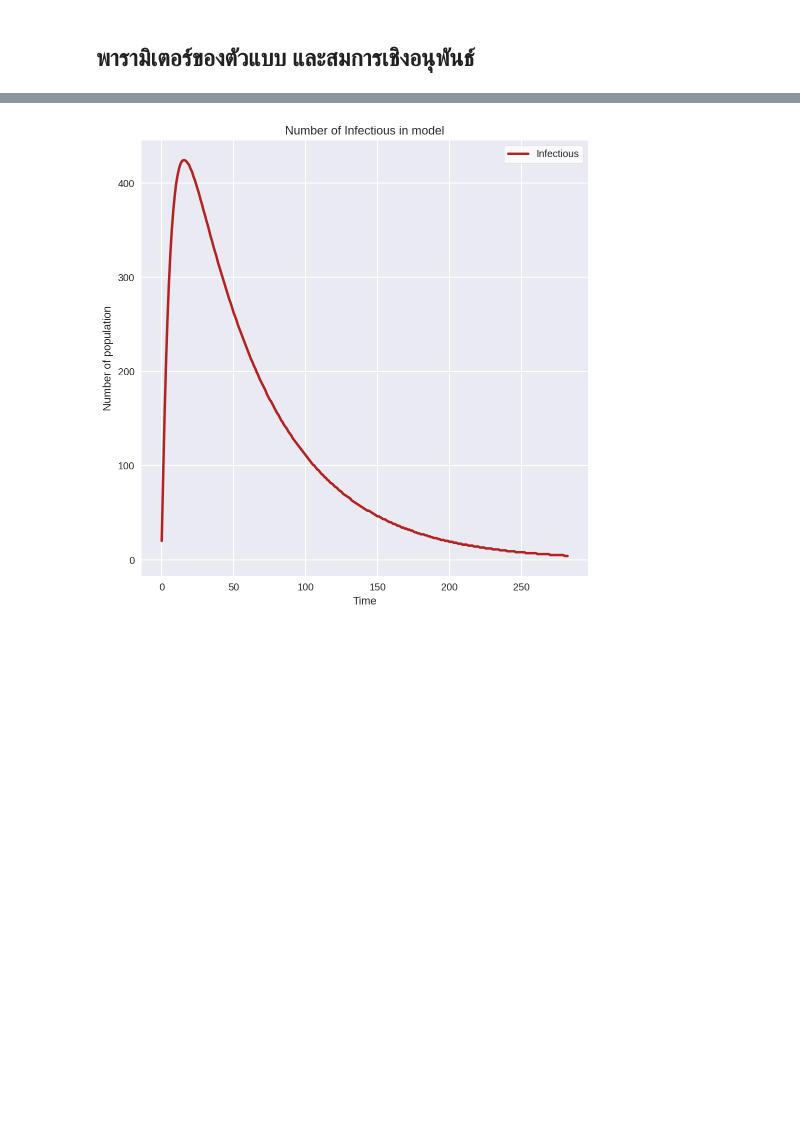
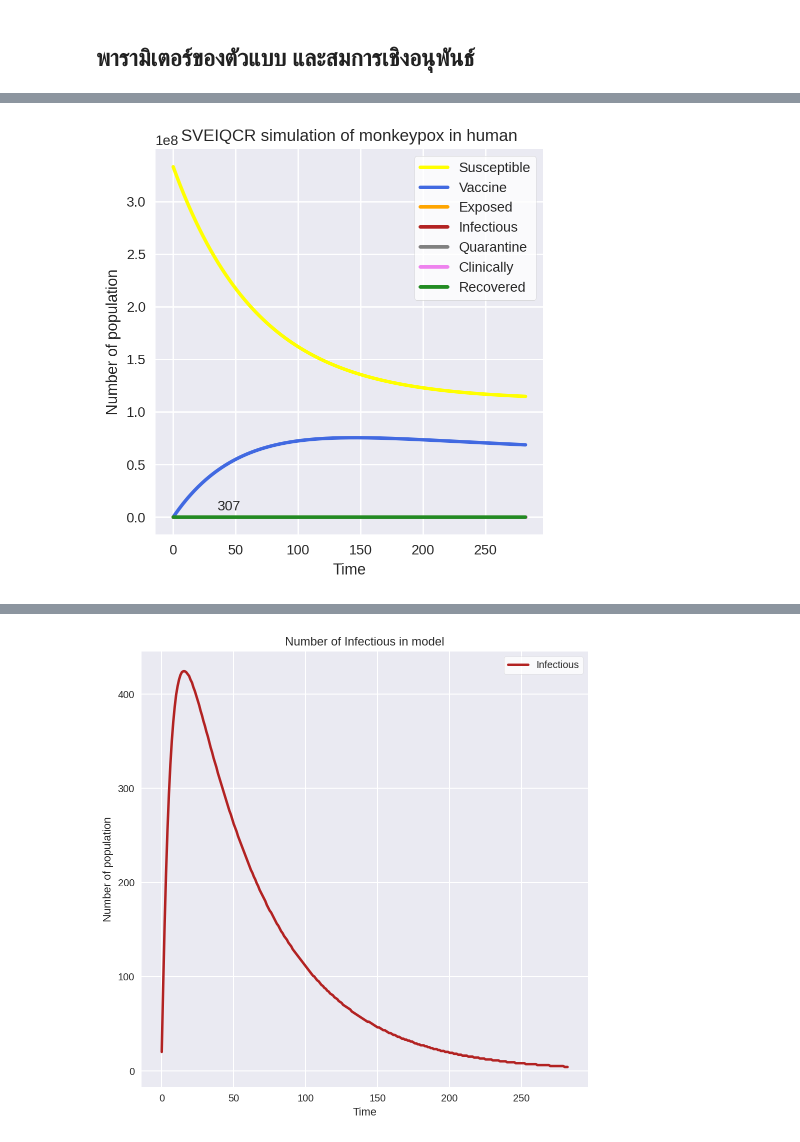
Before and after one commit to Khemapsorn/data_viz_2022, a Jupyter notebook: SVEIQCR.ipynb, the cells around one changed output, grey strips where cells are left out. Cells and saved outputs as stored; diff of their text form; code cells hidden in the pictures; blank space fills up the shorter version.

```diff
--- a/SVEIQCR.ipynb
+++ b/SVEIQCR.ipynb
@@ -106 +131,22 @@ simulationResult
 283 rows × 7 columns
+# %%
+# plot the simulation
+plt.figure (figsize = (5, 5)) #กำหนดขนาด
+with plt.style.context('seaborn'): # พล็อตเนื้อหา สไตล์ต่าง ๆ
+    plt.title('SVEIQCR simulation of monkeypox in human') # ชื่อกราฟ
+    plt.xlabel('Time') # แกน X
+    plt.ylabel('Number of population') # แกน Y
+    plt.plot(simulationResult['Susceptible'], c = 'yellow', linewidth = 2.5,label = 'Susceptible')
+    plt.plot(simulationResult['Vaccine'], c = 'royalblue', linewidth = 2.5,label = 'Vaccine')
+    plt.plot(simulationResult['Exposed'], c = 'orange', linewidth = 2.5, label = 'Exposed')
+    plt.plot(simulationResult['Infectious'], c = 'firebrick', linewidth = 2.5,label = 'Infectious')
+    plt.plot(simulationResult['Quarantine'], c = 'gray', linewidth = 2.5,label = 'Quarantine')
+    plt.plot(simulationResult['Clinically'], c = 'violet',linewidth = 2.5,label = 'Clinically')
+    plt.plot(simulationResult['Recovered'], c = 'forestgreen', linewidth = 2.5,label = 'Recovered')
+    plt.annotate(simulationResult['Infectious'].max(),
+                    (simulationResult['Infectious'].idxmax(), simulationResult['Infectious'].max()),
+                    textcoords = 'offset points', xytext = (5,5),ha = 'center')
+    plt.legend(frameon = True, facecolor = 'white') # โชว์เส้นกริด ทำเป็นสีขาว
+    plt.show()
+# %% [output]
+[figure, added]
```
Also changed, not shown: parts of 7 cells of this notebook.
